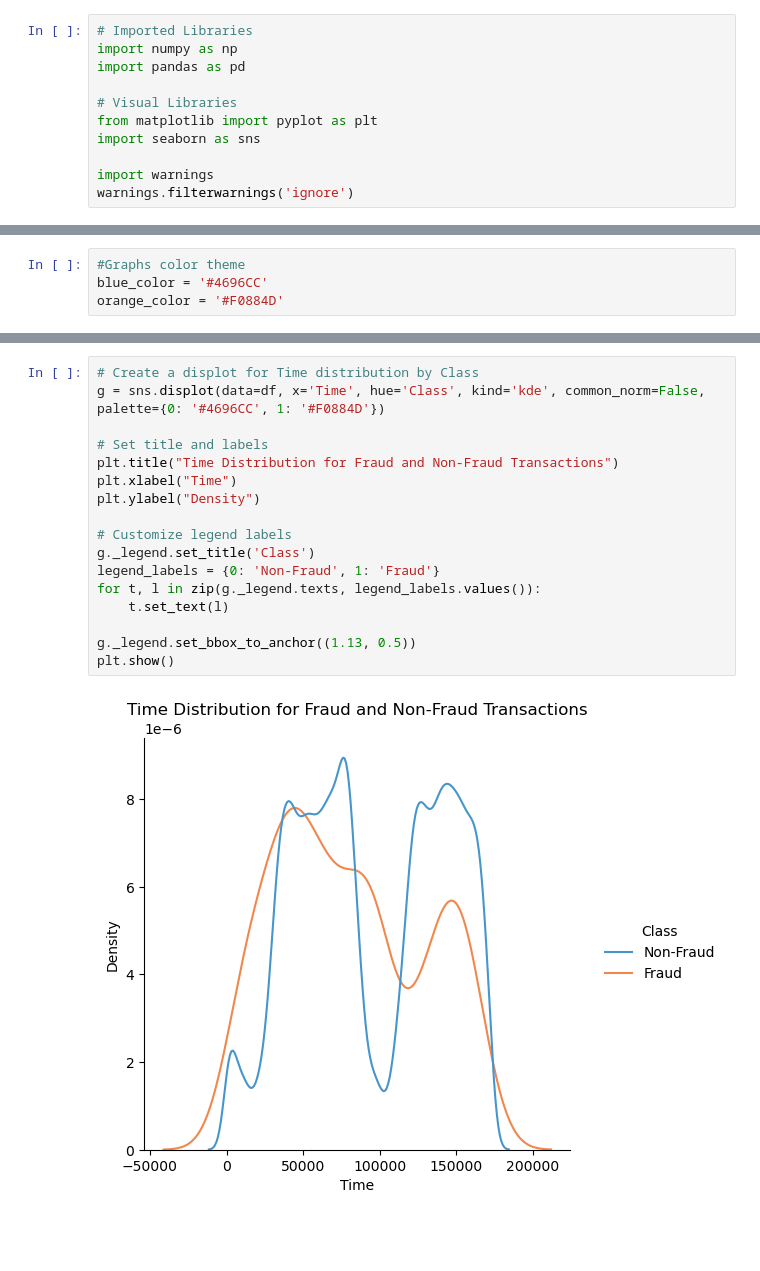
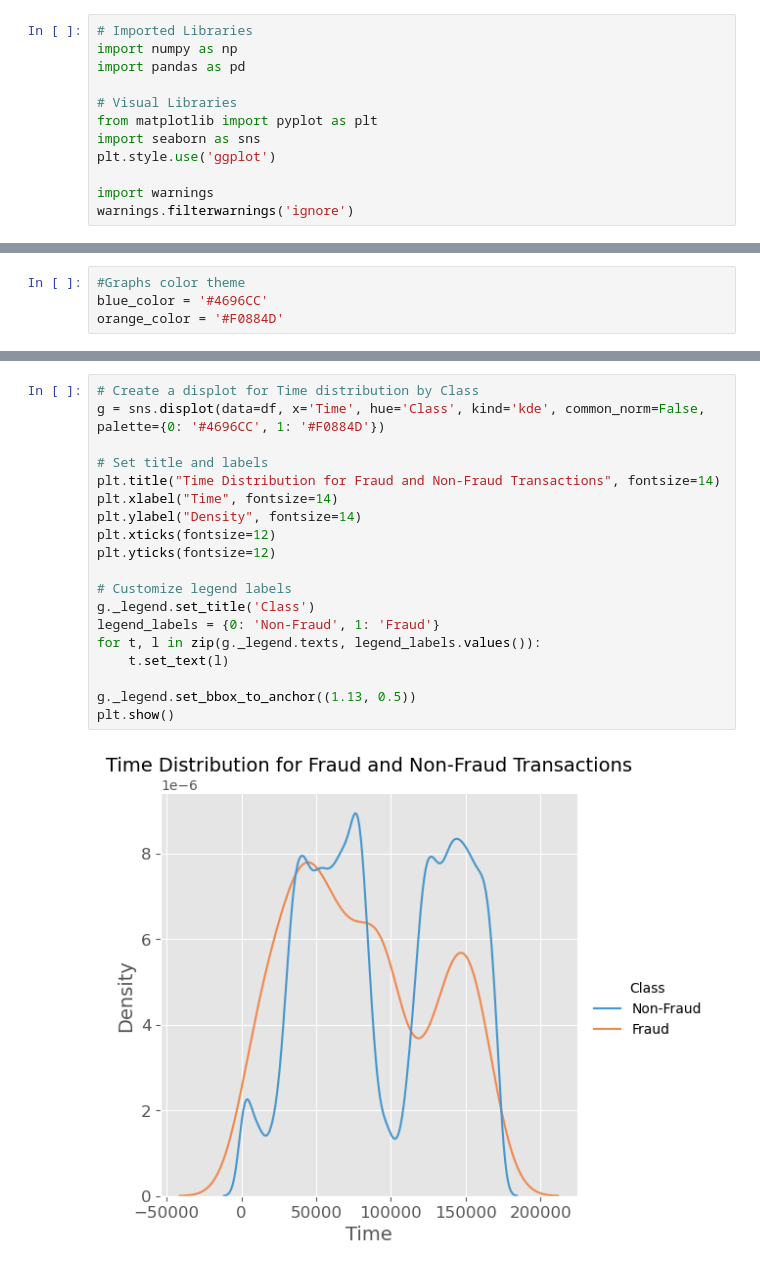
Before and after one commit to MariliaElia/credit-card-fraud-detection-ml-model, a Jupyter notebook: visualizations.ipynb, the cells around one changed output, grey strips where cells are left out. Cells and saved outputs as stored; diff of their text form; blank space fills up the shorter version.

```diff
--- a/visualizations.ipynb
+++ b/visualizations.ipynb
@@ -6,6 +6,7 @@ import pandas as pd
 # Visual Libraries
 from matplotlib import pyplot as plt
 import seaborn as sns
+plt.style.use('ggplot')
 
 import warnings
 warnings.filterwarnings('ignore')
@@ -110,22 +112,24 @@ plt.show()
 # %%
 # Create a displot for Time distribution by Class
 g = sns.displot(data=df, x='Time', hue='Class', kind='kde', common_norm=False, palette={0: '#4696CC', 1: '#F0884D'})
 
 # Set title and labels
-plt.title("Time Distribution for Fraud and Non-Fraud Transactions")
-plt.xlabel("Time")
-plt.ylabel("Density")
+plt.title("Time Distribution for Fraud and Non-Fraud Transactions", fontsize=14)
+plt.xlabel("Time", fontsize=14)
+plt.ylabel("Density", fontsize=14)
+plt.xticks(fontsize=12)
+plt.yticks(fontsize=12)
 
 # Customize legend labels
 g._legend.set_title('Class')
 legend_labels = {0: 'Non-Fraud', 1: 'Fraud'}
 for t, l in zip(g._legend.texts, legend_labels.values()):
     t.set_text(l)
 
 g._legend.set_bbox_to_anchor((1.13, 0.5))
 plt.show()
 # %% [output]
-[figure, old version]
+[figure, new version]
 # %%
 # distribution of Time
 time = df['Time'].values
```
Also changed, not shown: parts of 6 cells of this notebook.
